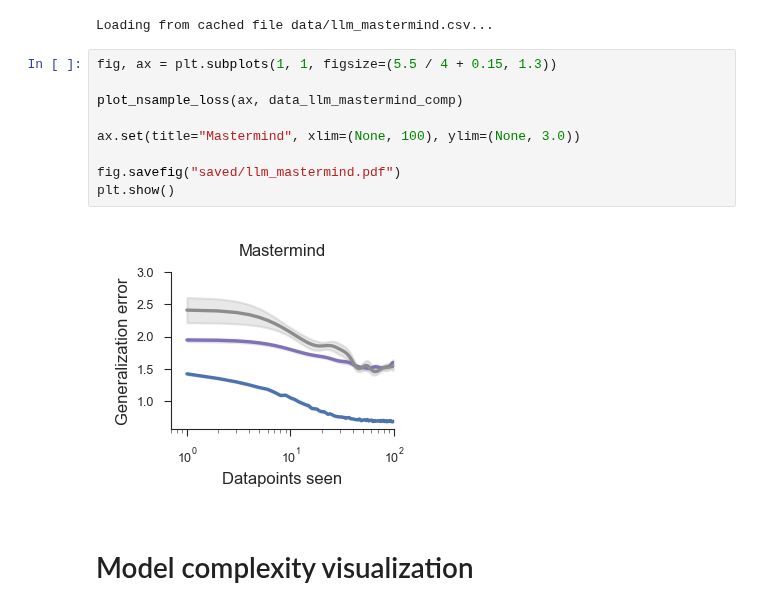
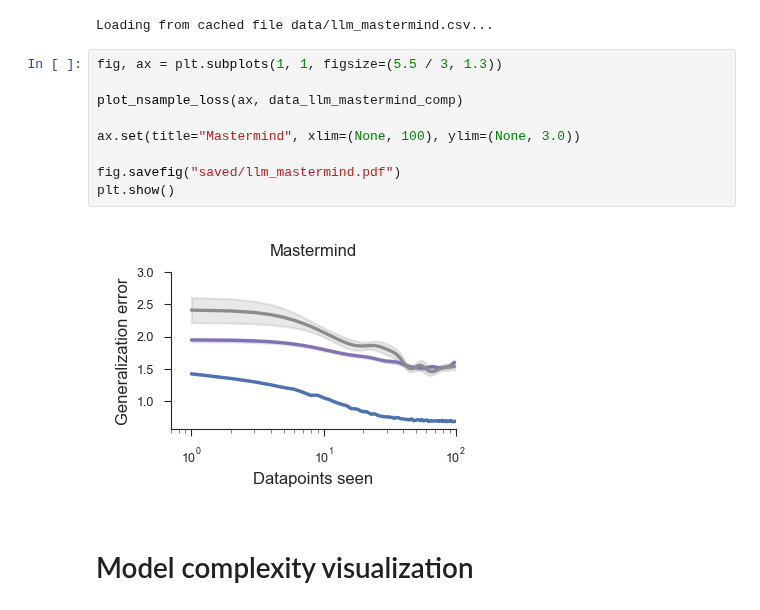
Before and after one commit to 3rdCore/PrequentialCode, a Jupyter notebook: papers/preprint/notebook.ipynb, the cells around one changed output. Saved outputs shown, nothing was run; the diff lists cells and outputs as text.

```diff
--- a/papers/preprint/notebook.ipynb
+++ b/papers/preprint/notebook.ipynb
@@ -883,16 +883,16 @@ data_llm_mastermind_comp = pd.concat(
 # %% [output]
 Loading from cached file data/llm_mastermind.csv...
 # %%
-fig, ax = plt.subplots(1, 1, figsize=(5.5 / 4 + 0.15, 1.3))
+fig, ax = plt.subplots(1, 1, figsize=(5.5 / 3, 1.3))
 
 plot_nsample_loss(ax, data_llm_mastermind_comp)
 
 ax.set(title="Mastermind", xlim=(None, 100), ylim=(None, 3.0))
 
 fig.savefig("saved/llm_mastermind.pdf")
 plt.show()
 # %% [output]
-[figure, old version]
+[figure, new version]
 # %% [markdown]
 # Model complexity visualization
 # %%
```
Also changed, not shown: parts of 9 cells of this notebook, 3 other files.
